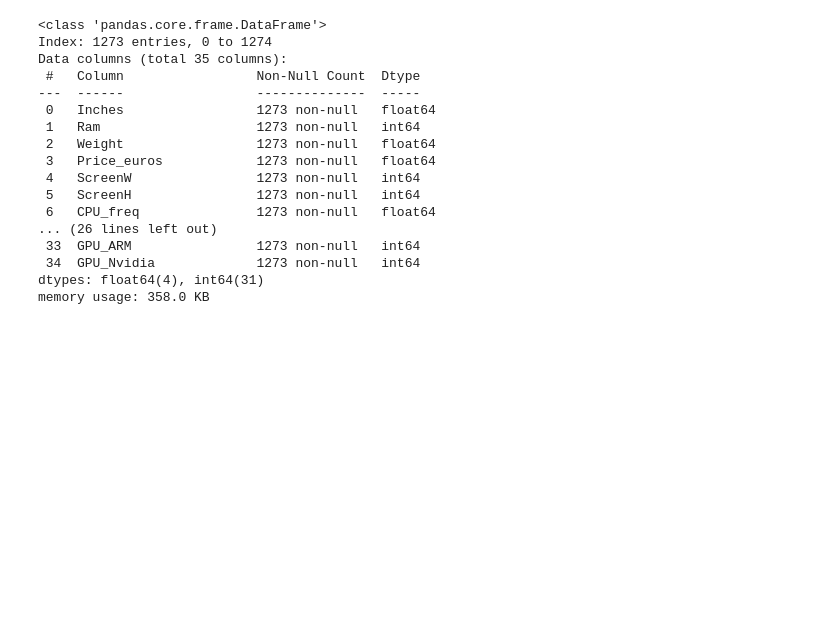
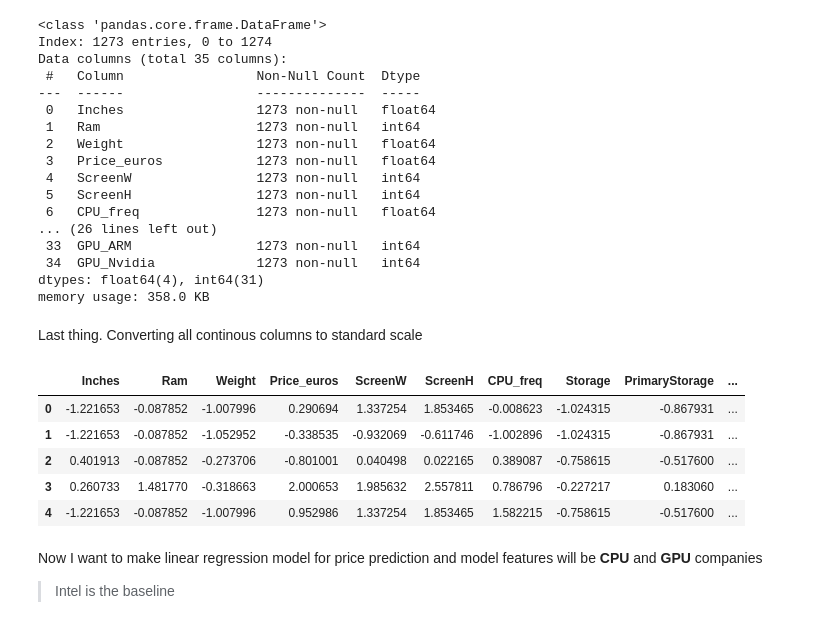
Before and after one commit to MinaGO1/Laptop-prices-dataset, a Jupyter notebook: Tasks.ipynb, the cells around one changed output. Saved outputs shown, nothing was run; the diff lists cells and outputs as text; code cells hidden in the pictures; blank space fills up the shorter version.

```diff
--- a/Tasks.ipynb
+++ b/Tasks.ipynb
@@ -1088,3 +1092,5 @@ Data columns (total 35 columns):
  34  GPU_Nvidia             1273 non-null   int64
 dtypes: float64(4), int64(31)
 memory usage: 358.0 KB
+# %% [markdown]
+Last thing. Converting all continous columns to standard scale
@@ -1090,0 +1102,13 @@ memory usage: 358.0 KB
+# %%
+model_laptops_df.head() # That's very nice
+# %% [output]
+|  | Inches | Ram | Weight | Price_euros | ScreenW | ScreenH | CPU_freq | Storage | PrimaryStorage | ... |
+| 0 | -1.221653 | -0.087852 | -1.007996 | 0.290694 | 1.337254 | 1.853465 | -0.008623 | -1.024315 | -0.867931 | ... |
+| 1 | -1.221653 | -0.087852 | -1.052952 | -0.338535 | -0.932069 | -0.611746 | -1.002896 | -1.024315 | -0.867931 | ... |
+| 2 | 0.401913 | -0.087852 | -0.273706 | -0.801001 | 0.040498 | 0.022165 | 0.389087 | -0.758615 | -0.517600 | ... |
+| 3 | 0.260733 | 1.481770 | -0.318663 | 2.000653 | 1.985632 | 2.557811 | 0.786796 | -0.227217 | 0.183060 | ... |
+| 4 | -1.221653 | -0.087852 | -1.007996 | 0.952986 | 1.337254 | 1.853465 | 1.582215 | -0.758615 | -0.517600 | ... |
+# %% [markdown]
+Now I want to make linear regression model for price prediction and model features will be **CPU** and **GPU** companies
+
+> Intel is the baseline
```
Also changed, not shown: parts of 25 cells of this notebook.
